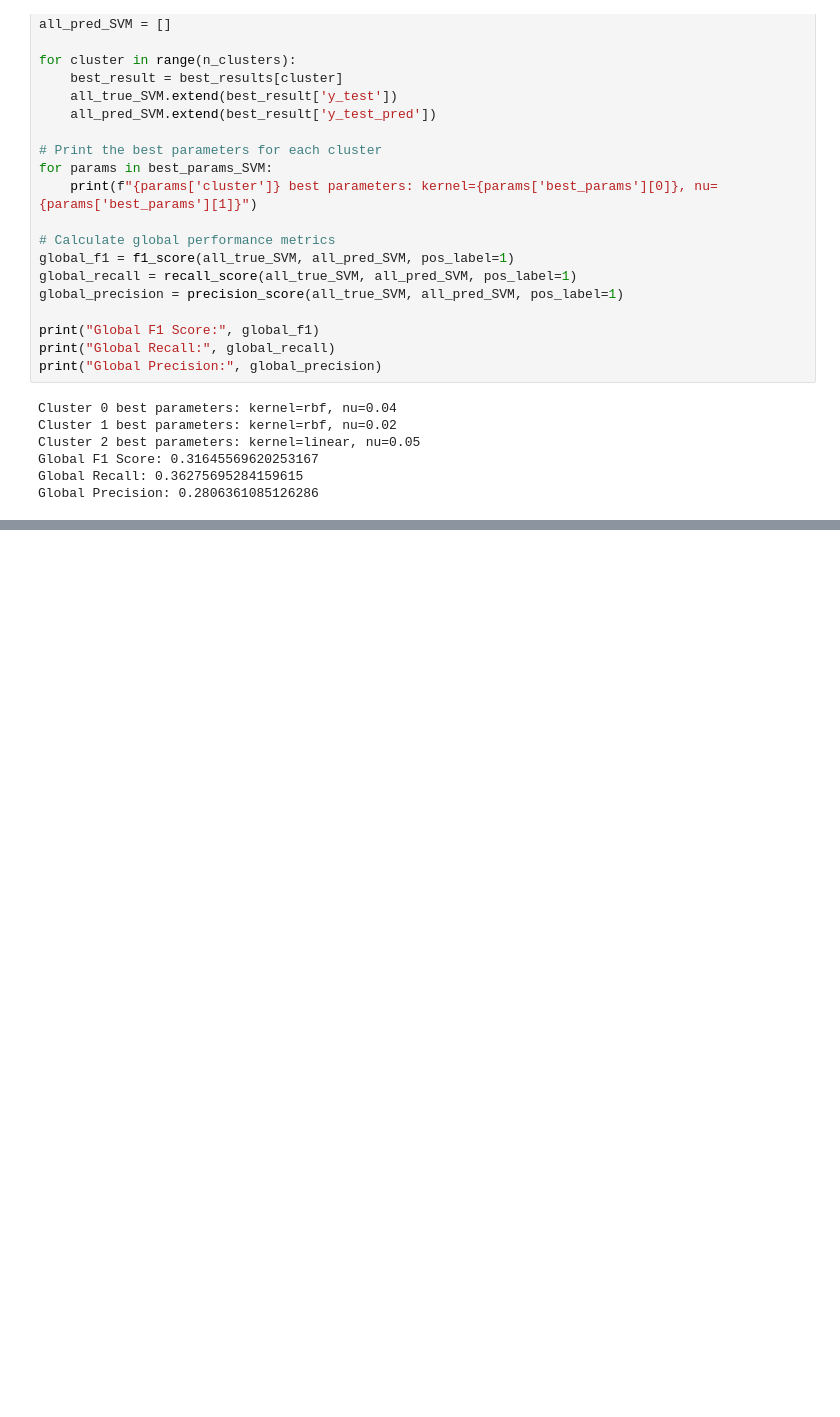
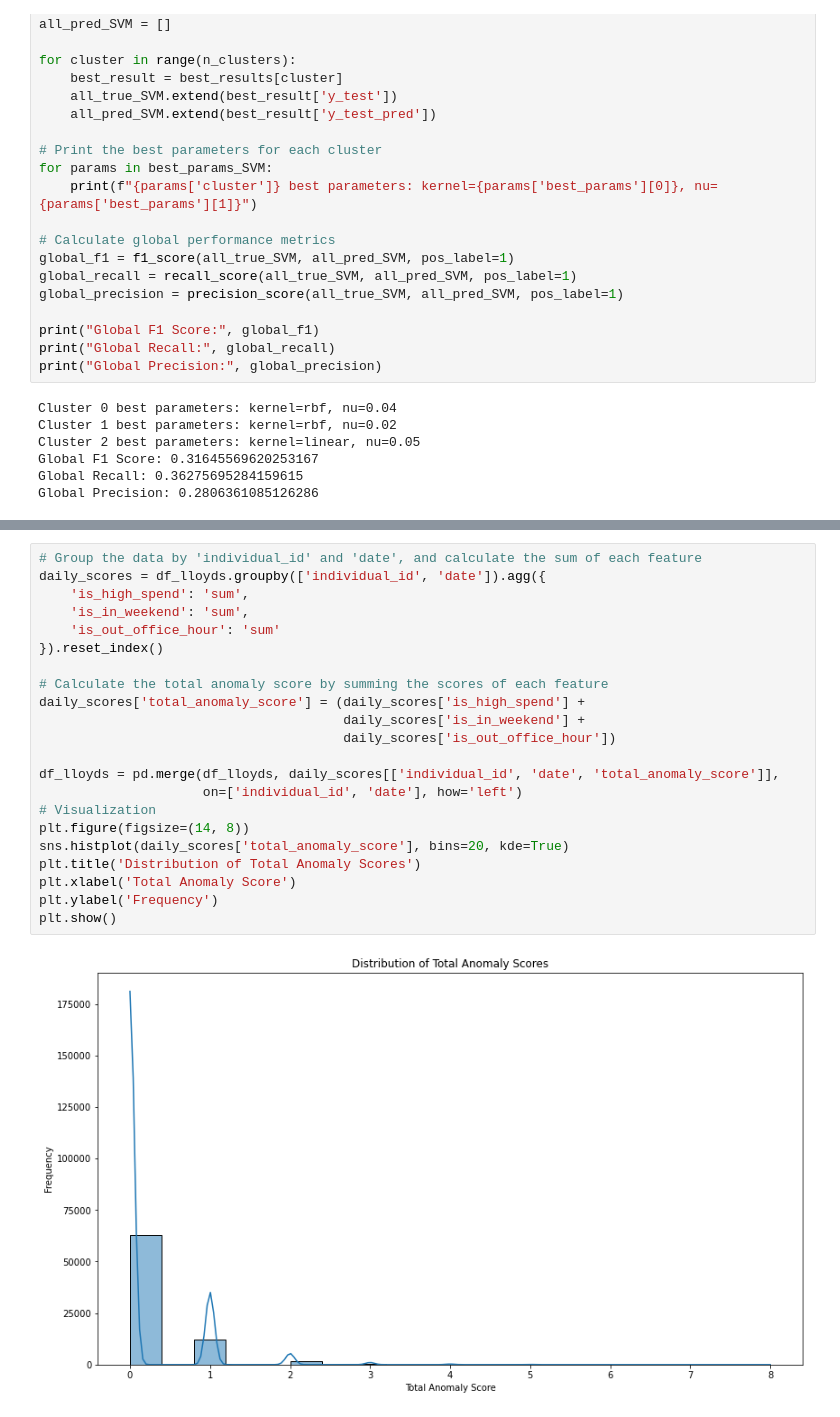
Before and after one commit to XinyiLuo-917/Proj01-Lloyds-Bank-anomalise-detection, a Jupyter notebook: Proj01-Lloyds bank risk detection.ipynb, the cells around one changed output, grey strips where cells are left out. Saved outputs shown, nothing was run; the diff lists cells and outputs as text; blank space fills up the shorter version.

```diff
--- a/Proj01-Lloyds bank risk detection.ipynb
+++ b/Proj01-Lloyds bank risk detection.ipynb
@@ -863,0 +919,24 @@ results_df_SVM.head(10)
+# %%
+# Group the data by 'individual_id' and 'date', and calculate the sum of each feature
+daily_scores = df_lloyds.groupby(['individual_id', 'date']).agg({
+    'is_high_spend': 'sum',
+    'is_in_weekend': 'sum',
+    'is_out_office_hour': 'sum'
+}).reset_index()
+
+# Calculate the total anomaly score by summing the scores of each feature
+daily_scores['total_anomaly_score'] = (daily_scores['is_high_spend'] +
+                                       daily_scores['is_in_weekend'] +
+                                       daily_scores['is_out_office_hour'])
+
+df_lloyds = pd.merge(df_lloyds, daily_scores[['individual_id', 'date', 'total_anomaly_score']],
+                     on=['individual_id', 'date'], how='left')
+# Visualization
+plt.figure(figsize=(14, 8))
+sns.histplot(daily_scores['total_anomaly_score'], bins=20, kde=True)
+plt.title('Distribution of Total Anomaly Scores')
+plt.xlabel('Total Anomaly Score')
+plt.ylabel('Frequency')
+plt.show()
+# %% [output]
+[figure, added]
```
Also changed, not shown: parts of 7 cells of this notebook.
